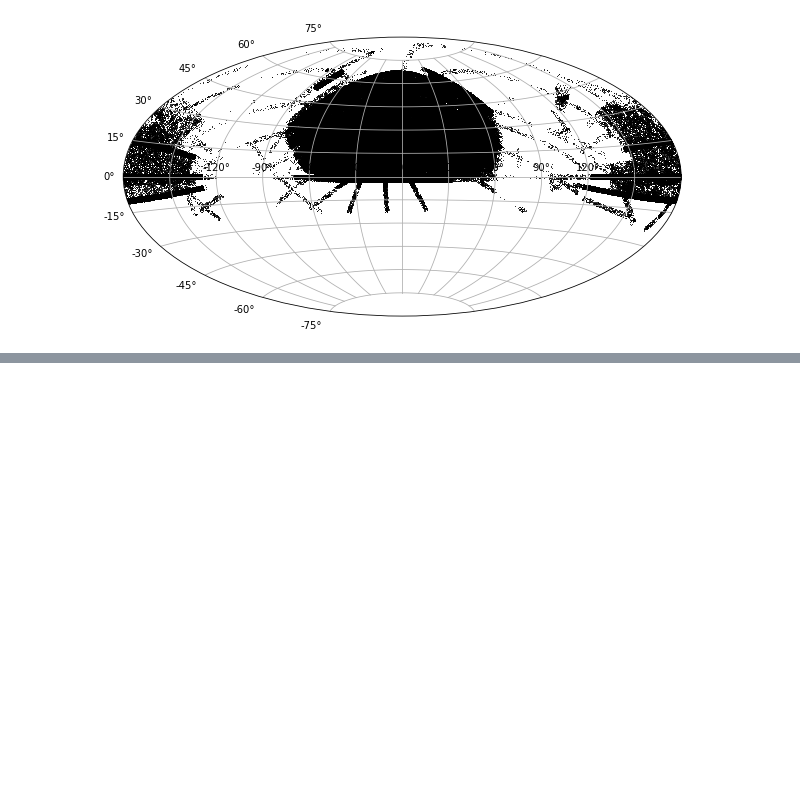
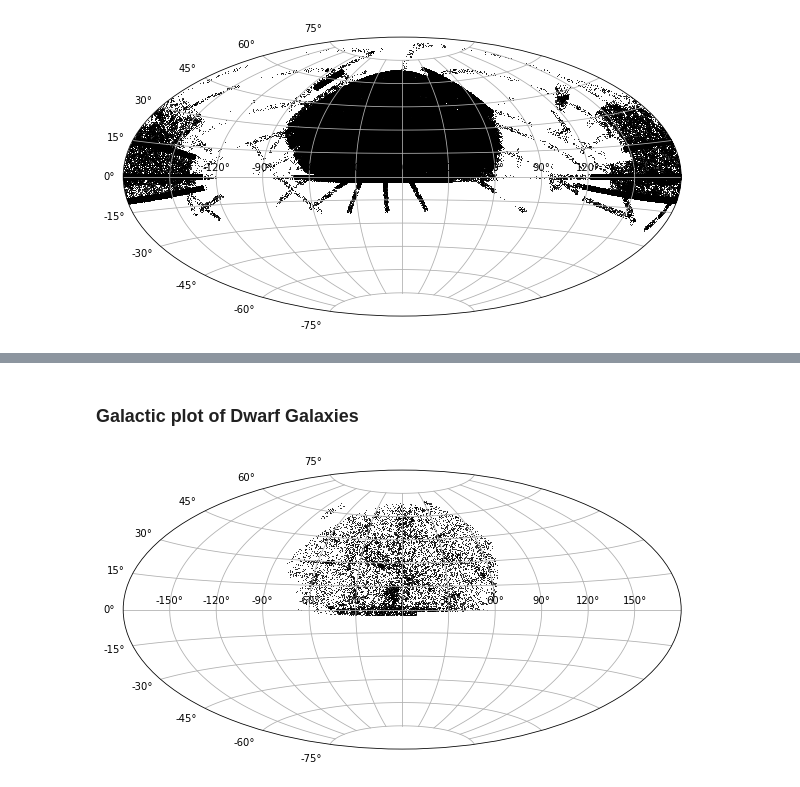
Before and after one commit to kadglass/SmallScale, a Jupyter notebook: Small Scale Environment.ipynb, the cells around one changed output, grey strips where cells are left out. Drawn from its saved outputs; the diff is of its cells as text; code cells hidden in the pictures; blank space fills up the shorter version.

```diff
--- a/Small Scale Environment.ipynb
+++ b/Small Scale Environment.ipynb
@@ -106,7 +116,7 @@ plt.scatter(data_table['RA'], data_table['DEC'], marker='o', c='k', s=1, lw=0)
 # %% [markdown]
 ## 3D Plot Attempt (RA, DEC, Z)
 # %%
-plt.rcParams["figure.figsize"] = (10,6) #increase size of figure
+plt.rcParams["figure.figsize"] = (8,4) #increase size of figure
 
 fig = plt.figure()
 ax = fig.add_subplot(projection='3d')
@@ -206,0 +200,13 @@ plt.scatter(gal.l.wrap_at('180d').radian,
+# %%
+import pandas as pd
+import numpy as np
+
+dwarf_table = data_table
+mask = (dwarf_table['ELPETRO_ABSMAG_r']<-17) | (dwarf_table['IN_DR7_LSS']!= 1)
+dwarf_table = dwarf_table[~mask]
+RA_boolean = (dwarf_table['RA']>110) & (dwarf_table['RA']<270) #removing strips and area outside main area
+dwarf_table = dwarf_table[RA_boolean]
+dwarf_table[:5]
+
+#print(len(dwarf_table))
+#print(len(data_table))
@@ -206,0 +222,18 @@ plt.scatter(gal.l.wrap_at('180d').radian,
+# %% [markdown]
+### Galactic plot of Dwarf Galaxies
+# %%
+plt.rcParams["figure.figsize"] = (10,6) #increase size of figure
+
+eq = SkyCoord(180-dwarf_table['RA'], dwarf_table['DEC'], unit=u.deg)
+gal = eq.galactic
+
+gal = SkyCoord(180-dwarf_table['RA'], dwarf_table['DEC'], frame='galactic', unit=u.deg)
+
+
+plt.subplot(111, projection='aitoff')
+plt.grid(True)
+
+plt.scatter(gal.l.wrap_at('180d').radian,
+            gal.b.radian, marker='o', c='k', s=1, lw=0);
+# %% [output]
+[figure, added]
```
Also changed, not shown: parts of 29 cells of this notebook.
